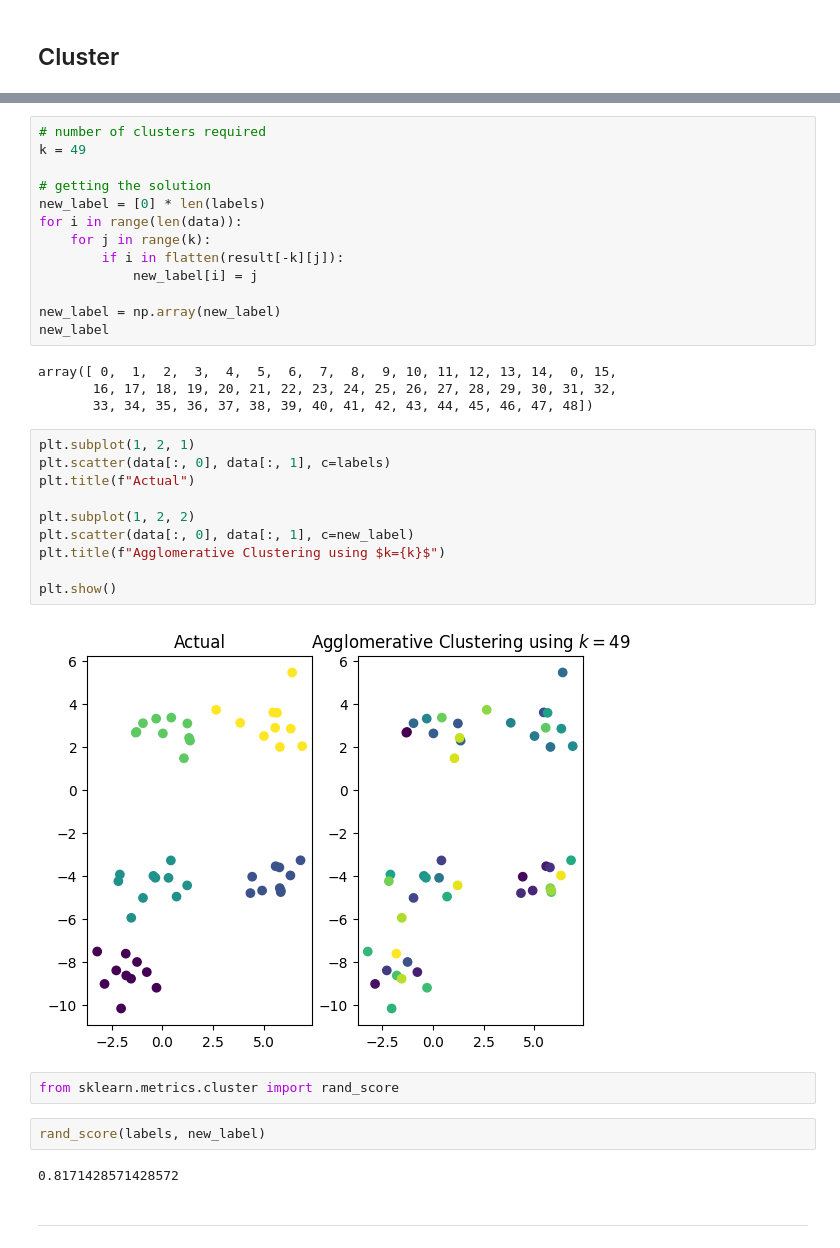
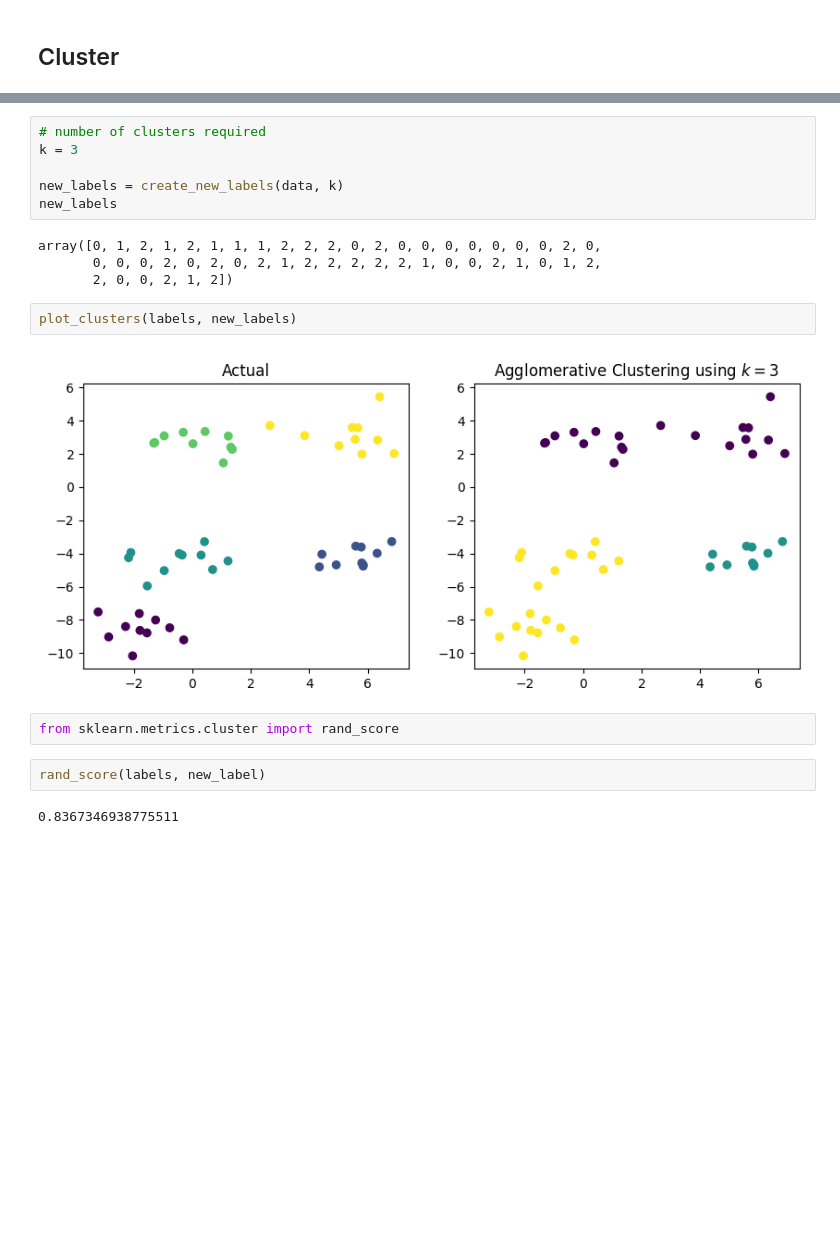
Before and after one commit to subhranil2605/Machine-Learning, a Jupyter notebook: Clustering/agglomerative_clustering.ipynb, the cells around one changed output, grey strips where cells are left out. Drawn from its saved outputs; the diff is of its cells as text; blank space fills up the shorter version.

Commit message:
Modify agglomerative and add single and complete linkage

```diff
--- a/Clustering/agglomerative_clustering.ipynb
+++ b/Clustering/agglomerative_clustering.ipynb
@@ -128,37 +166,20 @@ a, b = a_c[-k]
 # %%
 # number of clusters required
-k = 49
+k = 3
 
-# getting the solution
-new_label = [0] * len(labels)
-for i in range(len(data)):
-    for j in range(k):
-        if i in flatten(result[-k][j]):
-            new_label[i] = j
-
-new_label = np.array(new_label)
-new_label
+new_labels = create_new_labels(data, k)
+new_labels
 # %% [output]
-array([ 0,  1,  2,  3,  4,  5,  6,  7,  8,  9, 10, 11, 12, 13, 14,  0, 15,
-       16, 17, 18, 19, 20, 21, 22, 23, 24, 25, 26, 27, 28, 29, 30, 31, 32,
-       33, 34, 35, 36, 37, 38, 39, 40, 41, 42, 43, 44, 45, 46, 47, 48])
+array([0, 1, 2, 1, 2, 1, 1, 1, 2, 2, 2, 0, 2, 0, 0, 0, 0, 0, 0, 0, 2, 0,
+       0, 0, 0, 2, 0, 2, 0, 2, 1, 2, 2, 2, 2, 2, 1, 0, 0, 2, 1, 0, 1, 2,
+       2, 0, 0, 2, 1, 2])
 # %%
-plt.subplot(1, 2, 1)
-plt.scatter(data[:, 0], data[:, 1], c=labels)
-plt.title(f"Actual")
-
-plt.subplot(1, 2, 2)
-plt.scatter(data[:, 0], data[:, 1], c=new_label)
-plt.title(f"Agglomerative Clustering using $k={k}$")
-
-plt.show()
+plot_clusters(labels, new_labels)
 # %% [output]
-[figure, old version]
+[figure, new version]
 # %%
 from sklearn.metrics.cluster import rand_score
 # %%
 rand_score(labels, new_label)
 # %% [output]
-0.8171428571428572
+0.8367346938775511
-# %% [markdown]
----
```
Also changed, not shown: parts of 19 cells of this notebook.
